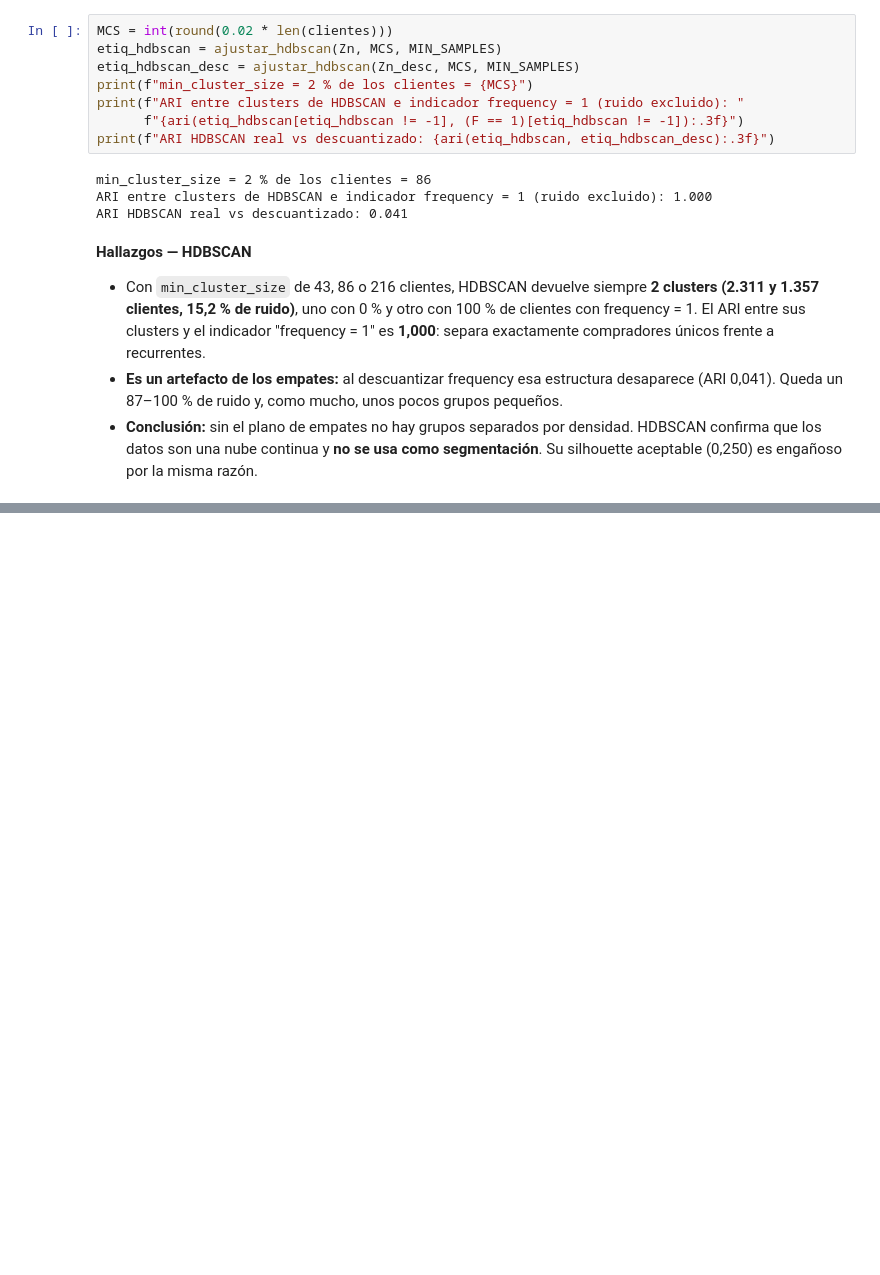
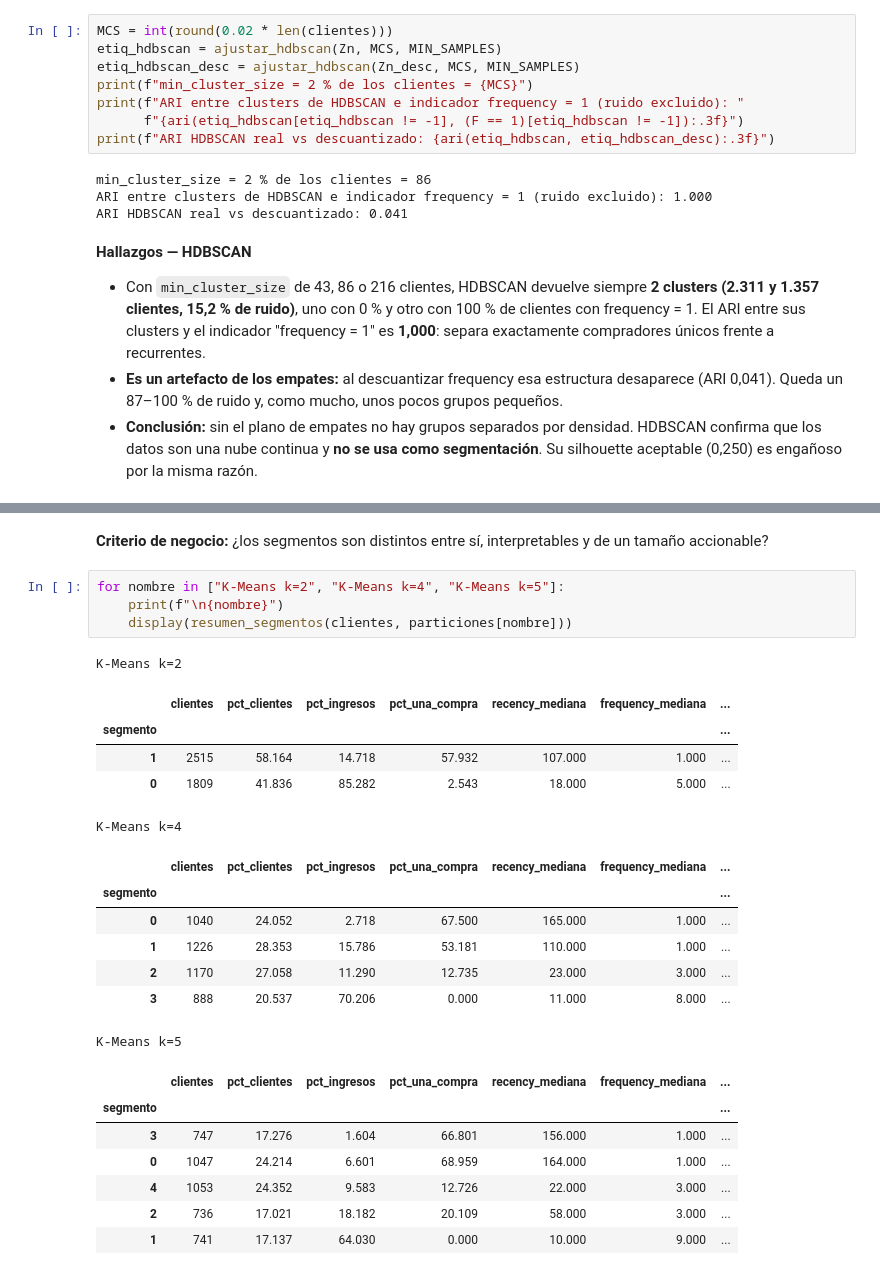
Before and after one commit to Andres766/proeyecto-mineria-de-datos, a Jupyter notebook: notebooks/03_modelado.ipynb, the cells around one changed output, grey strips where cells are left out. Drawn from its saved outputs; the diff is of its cells as text; blank space fills up the shorter version.

```diff
--- a/notebooks/03_modelado.ipynb
+++ b/notebooks/03_modelado.ipynb
@@ -591,0 +645,27 @@ ARI HDBSCAN real vs descuantizado: 0.041
+# %% [markdown]
+**Criterio de negocio:** ¿los segmentos son distintos entre sí, interpretables y de un tamaño accionable?
+# %%
+for nombre in ["K-Means k=2", "K-Means k=4", "K-Means k=5"]:
+    print(f"\n{nombre}")
+    display(resumen_segmentos(clientes, particiones[nombre]))
+# %% [output]
+K-Means k=2
+|  | clientes | pct_clientes | pct_ingresos | pct_una_compra | recency_mediana | frequency_mediana | ... |
+| segmento |  |  |  |  |  |  | ... |
+| 1 | 2515 | 58.164 | 14.718 | 57.932 | 107.000 | 1.000 | ... |
+| 0 | 1809 | 41.836 | 85.282 | 2.543 | 18.000 | 5.000 | ... |
+K-Means k=4
+|  | clientes | pct_clientes | pct_ingresos | pct_una_compra | recency_mediana | frequency_mediana | ... |
+| segmento |  |  |  |  |  |  | ... |
+| 0 | 1040 | 24.052 | 2.718 | 67.500 | 165.000 | 1.000 | ... |
+| 1 | 1226 | 28.353 | 15.786 | 53.181 | 110.000 | 1.000 | ... |
+| 2 | 1170 | 27.058 | 11.290 | 12.735 | 23.000 | 3.000 | ... |
+| 3 | 888 | 20.537 | 70.206 | 0.000 | 11.000 | 8.000 | ... |
+K-Means k=5
+|  | clientes | pct_clientes | pct_ingresos | pct_una_compra | recency_mediana | frequency_mediana | ... |
+| segmento |  |  |  |  |  |  | ... |
+| 3 | 747 | 17.276 | 1.604 | 66.801 | 156.000 | 1.000 | ... |
+| 0 | 1047 | 24.214 | 6.601 | 68.959 | 164.000 | 1.000 | ... |
+| 4 | 1053 | 24.352 | 9.583 | 12.726 | 22.000 | 3.000 | ... |
+| 2 | 736 | 17.021 | 18.182 | 20.109 | 58.000 | 3.000 | ... |
+| 1 | 741 | 17.137 | 64.030 | 0.000 | 10.000 | 9.000 | ... |
```
Also changed, not shown: parts of 9 cells of this notebook.
